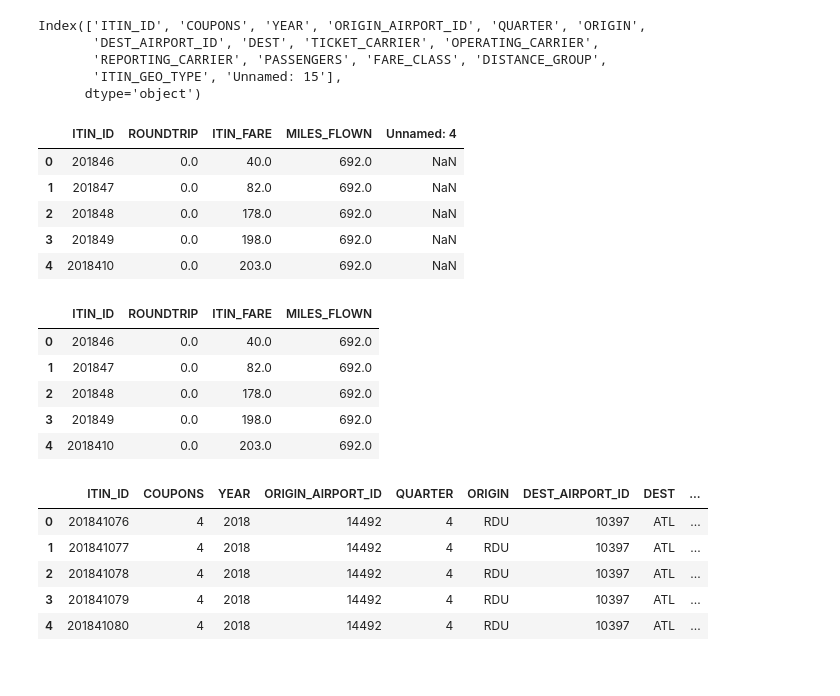
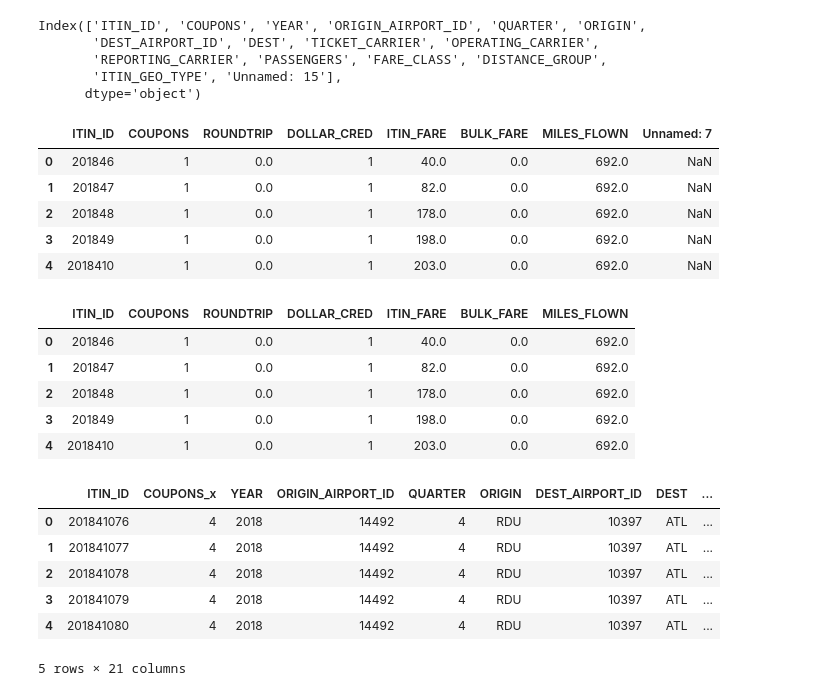
Before and after one commit to asdemonet/where-can-we-go, a Jupyter notebook: 2018DataClean/2018_ET_Template.ipynb, the cells around one changed output. Drawn from its saved outputs; the diff is of its cells as text; code cells hidden in the pictures.

```diff
--- a/2018DataClean/2018_ET_Template.ipynb
+++ b/2018DataClean/2018_ET_Template.ipynb
@@ -7,8 +7,8 @@ import pandas as pd
 
 # !! Important. For each quarter change the file name to read in the correct quarter #
 
-Coup2018Q1_df = pd.read_csv('RawData_CoupTix_2018/Coup2018Q4.csv')
-Tix2018Q1_df = pd.read_csv('RawData_CoupTix_2018/Tix2018Q4.csv')
+Coup2018Q1_df = pd.read_csv('UncleanedCSVs/Coup2018Q4.csv')
+Tix2018Q1_df = pd.read_csv('UncleanedCSVs/2018Q4T2.csv')
 # %%
 # Preview Coupon 2018 Dataframe
 
@@ -43,25 +43,25 @@ Coup2018Q1_df = Coup2018Q1_df.drop('Unnamed: 15', axis=1)
 
 Tix2018Q1_df.head()
 # %% [output]
-|  | ITIN_ID | ROUNDTRIP | ITIN_FARE | MILES_FLOWN | Unnamed: 4 |
-| 0 | 201846 | 0.0 | 40.0 | 692.0 | NaN |
-| 1 | 201847 | 0.0 | 82.0 | 692.0 | NaN |
-| 2 | 201848 | 0.0 | 178.0 | 692.0 | NaN |
-| 3 | 201849 | 0.0 | 198.0 | 692.0 | NaN |
-| 4 | 2018410 | 0.0 | 203.0 | 692.0 | NaN |
+|  | ITIN_ID | COUPONS | ROUNDTRIP | DOLLAR_CRED | ITIN_FARE | BULK_FARE | MILES_FLOWN | Unnamed: 7 |
+| 0 | 201846 | 1 | 0.0 | 1 | 40.0 | 0.0 | 692.0 | NaN |
+| 1 | 201847 | 1 | 0.0 | 1 | 82.0 | 0.0 | 692.0 | NaN |
+| 2 | 201848 | 1 | 0.0 | 1 | 178.0 | 0.0 | 692.0 | NaN |
+| 3 | 201849 | 1 | 0.0 | 1 | 198.0 | 0.0 | 692.0 | NaN |
+| 4 | 2018410 | 1 | 0.0 | 1 | 203.0 | 0.0 | 692.0 | NaN |
 # %%
 # Removed Unnamed Column
 
-Tix2018Q1_df = Tix2018Q1_df.drop('Unnamed: 4', axis=1)
+Tix2018Q1_df = Tix2018Q1_df.drop('Unnamed: 7', axis=1)
 
 Tix2018Q1_df.head()
 # %% [output]
-|  | ITIN_ID | ROUNDTRIP | ITIN_FARE | MILES_FLOWN |
-| 0 | 201846 | 0.0 | 40.0 | 692.0 |
-| 1 | 201847 | 0.0 | 82.0 | 692.0 |
-| 2 | 201848 | 0.0 | 178.0 | 692.0 |
-| 3 | 201849 | 0.0 | 198.0 | 692.0 |
-| 4 | 2018410 | 0.0 | 203.0 | 692.0 |
+|  | ITIN_ID | COUPONS | ROUNDTRIP | DOLLAR_CRED | ITIN_FARE | BULK_FARE | MILES_FLOWN |
+| 0 | 201846 | 1 | 0.0 | 1 | 40.0 | 0.0 | 692.0 |
+| 1 | 201847 | 1 | 0.0 | 1 | 82.0 | 0.0 | 692.0 |
+| 2 | 201848 | 1 | 0.0 | 1 | 178.0 | 0.0 | 692.0 |
+| 3 | 201849 | 1 | 0.0 | 1 | 198.0 | 0.0 | 692.0 |
+| 4 | 2018410 | 1 | 0.0 | 1 | 203.0 | 0.0 | 692.0 |
 # %%
 # Merge DataFrames on Itinerary ID and drop null values
 
@@ -70,12 +70,13 @@ Combined2018Q1_df.dropna()
 Combined2018Q1_df.head()
 #Combined2018Q1_df.dtypes()
 # %% [output]
-|  | ITIN_ID | COUPONS | YEAR | ORIGIN_AIRPORT_ID | QUARTER | ORIGIN | DEST_AIRPORT_ID | DEST | ... |
+|  | ITIN_ID | COUPONS_x | YEAR | ORIGIN_AIRPORT_ID | QUARTER | ORIGIN | DEST_AIRPORT_ID | DEST | ... |
 | 0 | 201841076 | 4 | 2018 | 14492 | 4 | RDU | 10397 | ATL | ... |
 | 1 | 201841077 | 4 | 2018 | 14492 | 4 | RDU | 10397 | ATL | ... |
 | 2 | 201841078 | 4 | 2018 | 14492 | 4 | RDU | 10397 | ATL | ... |
 | 3 | 201841079 | 4 | 2018 | 14492 | 4 | RDU | 10397 | ATL | ... |
 | 4 | 201841080 | 4 | 2018 | 14492 | 4 | RDU | 10397 | ATL | ... |
+5 rows × 21 columns
 # %%
 # Filter for Non-Stop roundtrip flights only (Coupons = 2 & RoundTrip = 1)
 
```
Also changed, not shown: parts of 2 cells of this notebook, 9 other files.
